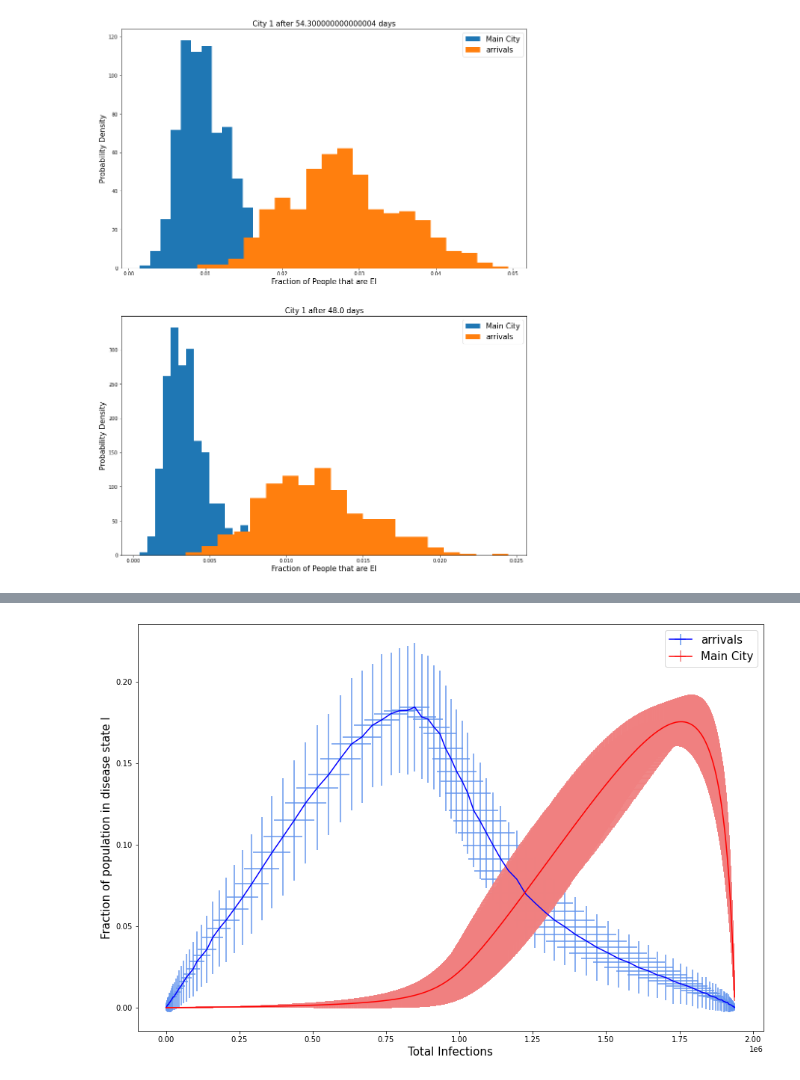
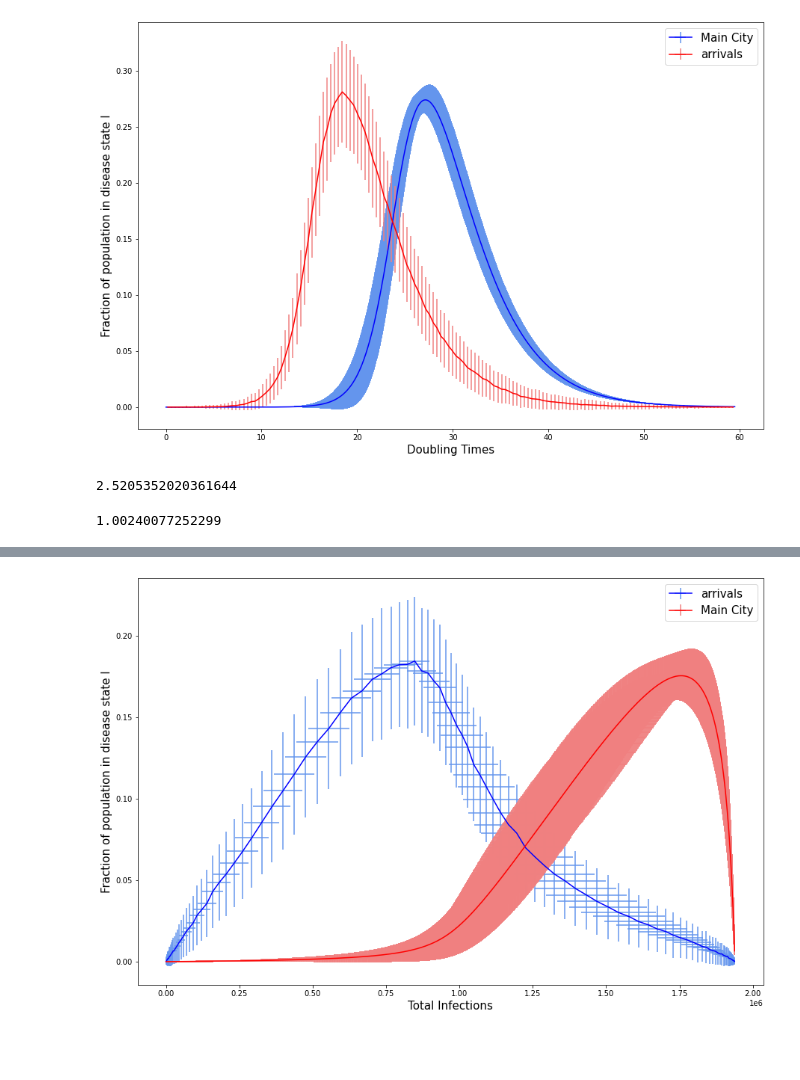
Before and after one commit to JakeMendel/NAO_Modelling, a Jupyter notebook: generic_model.ipynb, the cells around one changed output, grey strips where cells are left out. Drawn from its saved outputs; the diff is of its cells as text; code cells hidden in the pictures; blank space fills up the shorter version.

```diff
--- a/generic_model.ipynb
+++ b/generic_model.ipynb
@@ -826 +967,9 @@ basics = HomogeneousNetwork(BasicCity,2,2000)
+# %%
+basics_measles.plot_avg_vals(which_city=-1, included_compartments='I', x_axis_type='scaled_times', figsavename='avg_vals')
+# %% [output]
+[figure, added]
+# %%
+measles.doubling_time
+# %% [output]
+2.5205352020361644
 # %%
@@ -828,4 +978,4 @@ basics(0.05,150,covid,20,500)
-# %%
-basics.cities[1].hists_at_time(bins = 20, figsavename=None)
-# %% [output]
-[figure, removed]
+# %%
+(1+10)**0.001
+# %% [output]
+1.00240077252299
```
Also changed, not shown: parts of 19 cells of this notebook.
